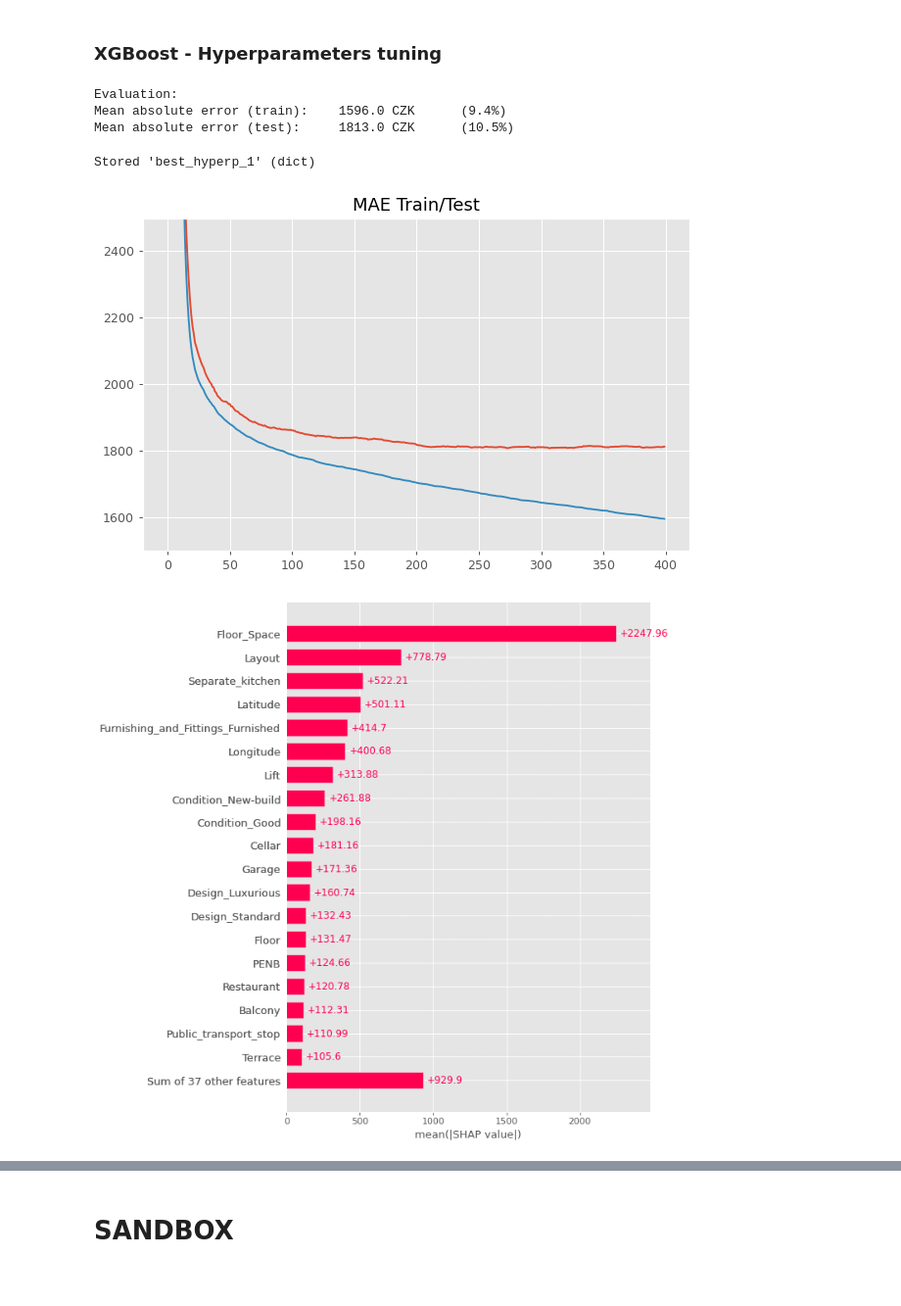
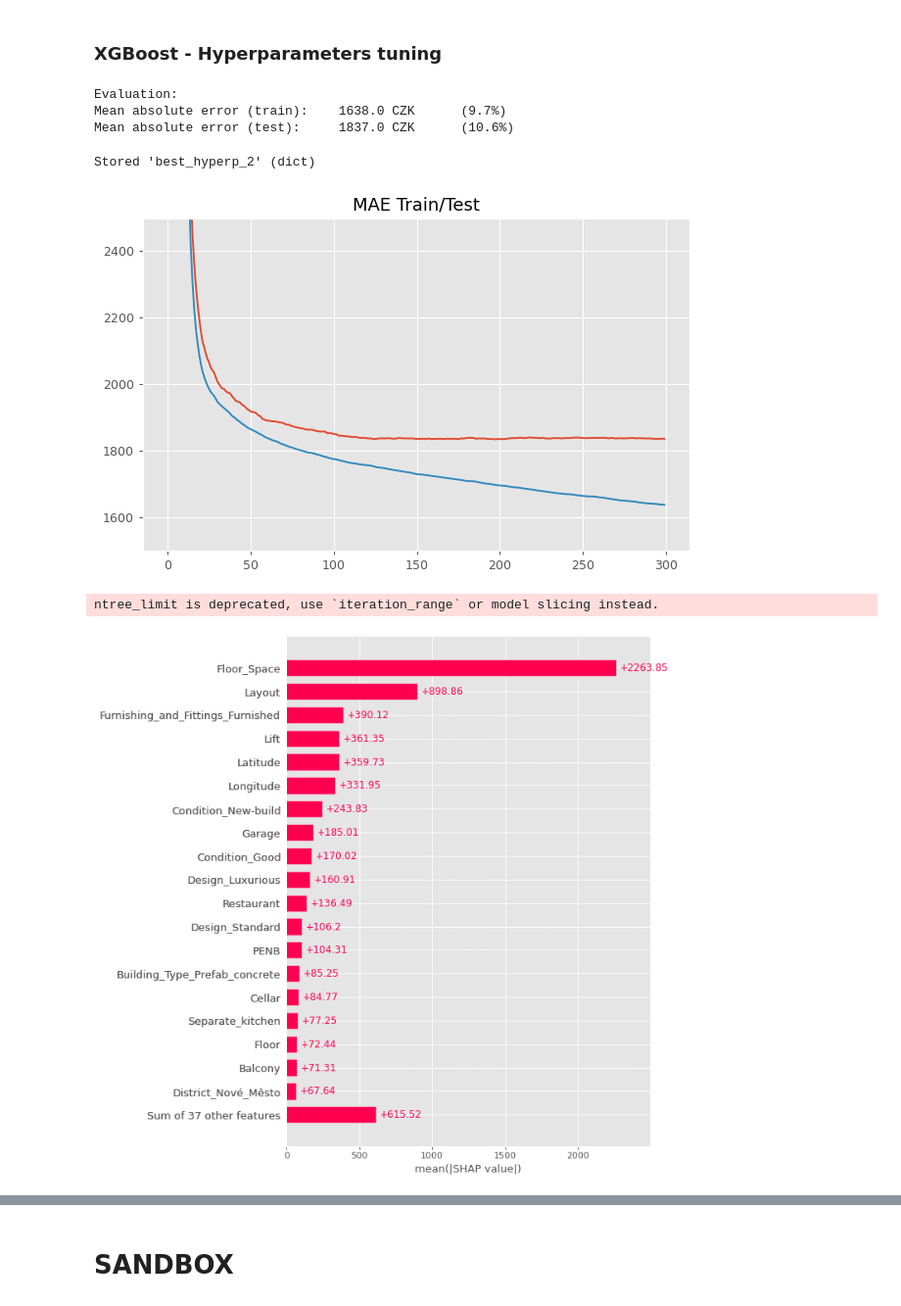
Before and after one commit to tomasz-bialy/Estate-Prague, a Jupyter notebook: Estate_Prague.ipynb, the cells around one changed output, grey strips where cells are left out. Shown at 98% size. Cells and saved outputs as stored; diff of their text form; code cells hidden in the pictures.

```diff
--- a/Estate_Prague.ipynb
+++ b/Estate_Prague.ipynb
@@ -53,13 +53,14 @@ repo = g.get_user().get_repo('Estate-Prague')
 contents = repo.get_contents("data-rental")
 # %%
 # Extracting unique apartment listings available on Jan, Feb, March 2022
-df_I_II_III = pd.DataFrame()
-for i in contents[:63]:
-    url = i.download_url
-    df_ = pd.read_csv(url)
-    df_I_II_III = pd.concat([df_I_II_III,df_],axis=0,ignore_index=True)
-df_I_II_III = df_I_II_III.drop_duplicates(subset=['Listing ID','Floor Space'], keep='first')
-df_I_II_III.to_csv("df_I_II_IIII.csv",index=False)
+
+# df_I_II_III = pd.DataFrame()
+# for i in contents[:63]:
+#     url = i.download_url
+#     df_ = pd.read_csv(url)
+#     df_I_II_III = pd.concat([df_I_II_III,df_],axis=0,ignore_index=True)
+# df_I_II_III = df_I_II_III.drop_duplicates(subset=['Listing ID','Floor Space'], keep='first')
+# df_I_II_III.to_csv("df_I_II_IIII.csv",index=False)
 # %%
 def district_extract(string):
     try:
@@ -145,13 +146,13 @@ def preprocessing(dfx):
 
     # Maping ordinal values
     df_['Layout'] = df_['Layout'].map({
-        'Small studio':0.5, 'Studio':0.75,
-        '1 bedroom with open-plan kitchen':1, '1 bedroom':1,
-        '2 bedroom with open-plan kitchen':2, '2 bedroom':2,
-        '3 bedroom with open-plan kitchen':3, '3 bedroom':3,
-        '4 bedroom with open-plan kitchen':4, '4 bedroom':4,
-        '5 bedroom with open-plan kitchen':5, '5 bedroom':5,
-        '6 bedroom with open-plan kitchen':6, '6 bedroom':6,
+        'Small studio':0.5, 'Studio':1,
+        '1 bedroom with open-plan kitchen':2, '1 bedroom':1,
+        '2 bedroom with open-plan kitchen':3, '2 bedroom':2,
+        '3 bedroom with open-plan kitchen':4, '3 bedroom':3,
+        '4 bedroom with open-plan kitchen':5, '4 bedroom':4,
+        '5 bedroom with open-plan kitchen':6, '5 bedroom':5,
+        '6 bedroom with open-plan kitchen':7, '6 bedroom':6,
         '1+1':1, '2+1':2, '3+1':3, '4+1':4, '5+1':5, '6+1':6,
         '1+kk':1, '2+kk':2, '3+kk':3, '4+kk':4, '5+kk':5, '6+kk':6})
 
@@ -230,7 +238,7 @@ def evaluation(model,X_train,X_test,y_train,y_test):
 # %% [markdown]
 ### XGBoost - Hyperparameters tuning
 # %%
-grid_paramters = { 'n_estimators': [400],
+grid_paramters = { 'n_estimators': [300],
                    'eta': [0.15],
                    'gamma': [0.25,0.5,0.75,1],
                    'max_depth':[2],
@@ -245,7 +253,7 @@ grid_paramters = { 'n_estimators': [400],
 xgb1_grid = RandomizedSearchCV( estimator = xgb.XGBRegressor(early_stopping_rounds=10, eval_metric='mae', verbosity=0),
                                 param_distributions = grid_paramters,
                                 scoring = 'neg_mean_absolute_error',
-                                n_iter = 20,
+                                n_iter = 250,
                                 cv = 5,
                                 verbose = 0,
                                 n_jobs = -1)
@@ -256,13 +264,14 @@ print("Evaluation:")
 evaluation(xgb1_grid,X_train,X_test,y_train,y_test)
 # %% [output]
 Evaluation:
-Mean absolute error (train):    1596.0 CZK      (9.4%)
-Mean absolute error (test):     1813.0 CZK      (10.5%)
+Mean absolute error (train):    1638.0 CZK      (9.7%)
+Mean absolute error (test):     1837.0 CZK      (10.6%)
 # %%
-best_hyperp_1 = xgb1_grid.best_params_
-%store best_hyperp_1
+best_hyperp_2 = xgb1_grid.best_params_
+best_hyperp_2['n_estimators'] = 150
+%store best_hyperp_2
 # %% [output]
-Stored 'best_hyperp_1' (dict)
+Stored 'best_hyperp_2' (dict)
 # %%
 results = xgb1_grid.best_estimator_.evals_result()
 epochs = len(results['validation_0']['mae'])
@@ -273,18 +282,19 @@ sns.lineplot(x=x_axis,y=results['validation_0']['mae']).set(title='MAE Train/Tes
 sns.lineplot(x=x_axis,y=results['validation_1']['mae'])
 plt.ylim(1500,2500);
 # %% [output]
-[figure, old version]
+[figure, new version]
 # %%
 import shap
 
-xgb0 = xgb.XGBRegressor(**best_hyperp_1,eval_metric='mae', verbosity=0)
+xgb0 = xgb.XGBRegressor(**best_hyperp_2,eval_metric='mae', verbosity=0)
 xgb0.fit(X,y,verbose=False)
 
 explainer = shap.Explainer(xgb0)
 shap_values = explainer(X)
 shap.plots.bar(shap_values,max_display=20)
 # %% [output]
+ntree_limit is deprecated, use `iteration_range` or model slicing instead.
-[figure, old version]
+[figure, new version]
 # %%
 %store -r
 
```
Also changed, not shown: parts of 6 cells of this notebook.
